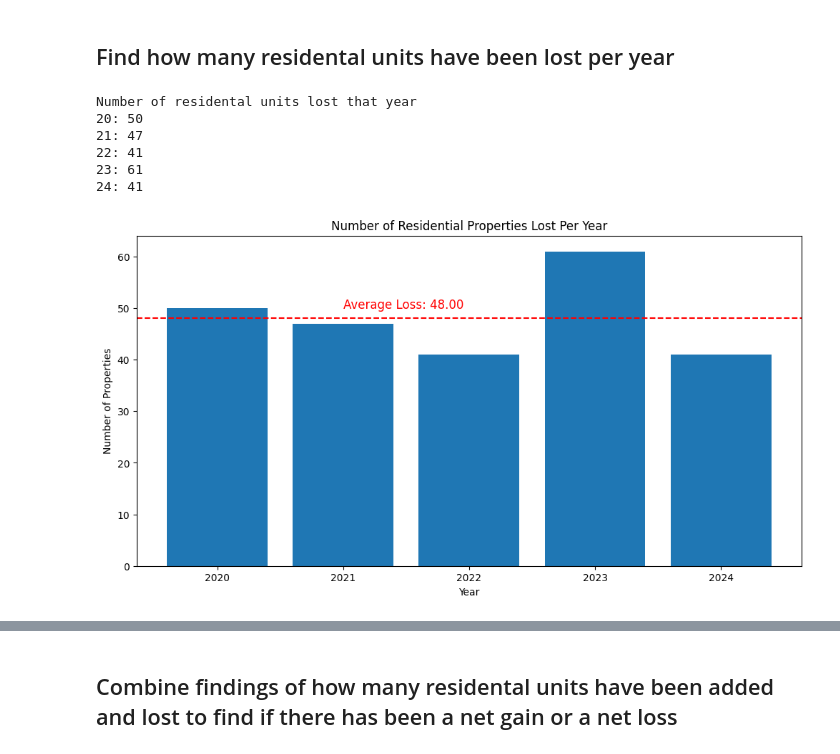
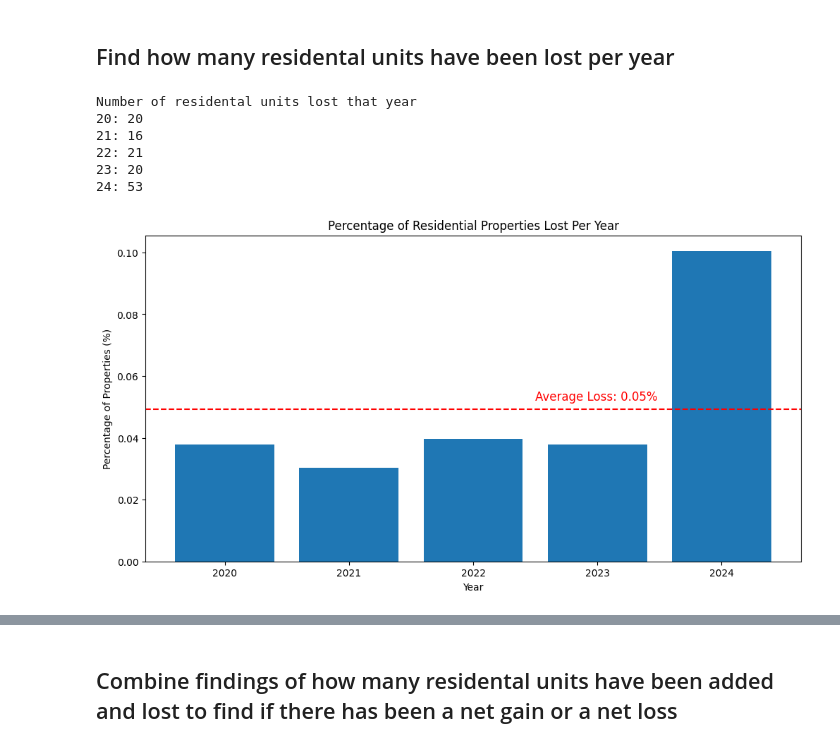
Before and after one commit to BU-Spark/ds-boston-remodeling, a Jupyter notebook: sp24-team-c/property-loss/property-loss-by-neighborhood.ipynb, the cells around one changed output, grey strips where cells are left out. Cells and saved outputs as stored; diff of their text form; code cells hidden in the pictures.

```diff
--- a/sp24-team-c/property-loss/property-loss-by-neighborhood.ipynb
+++ b/sp24-team-c/property-loss/property-loss-by-neighborhood.ipynb
@@ -178,29 +269,25 @@ plt.show()
 # grab all multi family homes in 2004
 
 # grab all the multi family homes in 2004 that are not in 2005
-units_lost_20 = pa_2019[~pa_2019.PID.isin(pa_2020.PID)]
-units_lost_20 = units_lost_20[units_lost_20['LU'].isin(residental_codes)]
+units_lost_20 = residental_19[~residental_19.PID.isin(residental_20.PID)]
 
 # grab all the multi family homes in 2005 that are not in 2006
-units_lost_21 = pa_2020[~pa_2020.PID.isin(pa_2021.PID)]
-units_lost_21 = units_lost_21[units_lost_21['LU'].isin(residental_codes)]
+units_lost_21 = residental_20[~residental_20.PID.isin(residental_21.PID)]
 
-units_lost_22 = pa_2021[~pa_2021.PID.isin(pa_2022.PID)]
-units_lost_22 = units_lost_22[units_lost_22['LU'].isin(residental_codes)]
+# continue
+units_lost_22 = residental_21[~residental_21.PID.isin(residental_22.PID)]
 
-units_lost_23 = pa_2022[~pa_2022.PID.isin(pa_2023.PID)]
-units_lost_23 = units_lost_23[units_lost_23['LU'].isin(residental_codes)]
+units_lost_23 = residental_22[~residental_22.PID.isin(residental_23.PID)]
 
-units_lost_24 = pa_2023[~pa_2023.PID.isin(pa_2024.PID)]
-units_lost_24 = units_lost_24[units_lost_24['LU'].isin(residental_codes)]
+units_lost_24 = residental_23[~residental_23.PID.isin(residental_24.PID)]
 
 # for each year, count the number of rows
 unit_decrease_data = {
-    '2020': [units_lost_20['PID'].count()],
-    '2021': [units_lost_21['PID'].count()],
-    '2022': [units_lost_22['PID'].count()],
-    '2023': [units_lost_23['PID'].count()],
-    '2024': [units_lost_24['PID'].count()]
+    '2020': [units_lost_20['PID'].count() / residental_20['PID'].count() * 100],
+    '2021': [units_lost_21['PID'].count() / residental_21['PID'].count() * 100],
+    '2022': [units_lost_22['PID'].count() / residental_22['PID'].count() * 100],
+    '2023': [units_lost_23['PID'].count() / residental_23['PID'].count() * 100],
+    '2024': [units_lost_24['PID'].count() / residental_24['PID'].count() * 100]
 }
 
 # number of units per year
@@ -212,26 +299,26 @@ print('23:', units_lost_23['PID'].count())
 print('24:', units_lost_24['PID'].count())
 # %% [output]
 Number of residental units lost that year
-20: 50
-21: 47
-22: 41
-23: 61
-24: 41
+20: 20
+21: 16
+22: 21
+23: 20
+24: 53
 # %%
-unit_decrease_count = pd.DataFrame(unit_decrease_data).transpose()
+unit_decrease_percentage = pd.DataFrame(unit_decrease_data).transpose()
 
 plt.figure(figsize=(12, 6))
-plt.bar(unit_decrease_count.index, unit_decrease_count.values.flatten())
+plt.bar(unit_decrease_percentage.index, unit_decrease_percentage.values.flatten())
 
 # add avg
-avg = unit_decrease_count.mean()[0]
+avg = unit_decrease_percentage.mean()[0]
 plt.axhline(y=avg, color='r', linestyle='--', label='Average')
-plt.text(len(unit_decrease_count) - 4, avg + 2, f'Average Loss: {avg:.2f}', color='r', fontsize=12)
+plt.text(len(unit_decrease_percentage) - 2.5, avg + 0.003, f'Average Loss: {avg:.2f}%', color='r', fontsize=12)
 
 # Adding labels and title
 plt.xlabel('Year')
-plt.ylabel('Number of Properties')
-plt.title('Number of Residential Properties Lost Per Year')
+plt.ylabel('Percentage of Properties (%)')
+plt.title('Percentage of Residential Properties Lost Per Year')
 plt.show()
 # %% [output]
-[figure, old version]
+[figure, new version]
```
Also changed, not shown: parts of 52 cells of this notebook.
